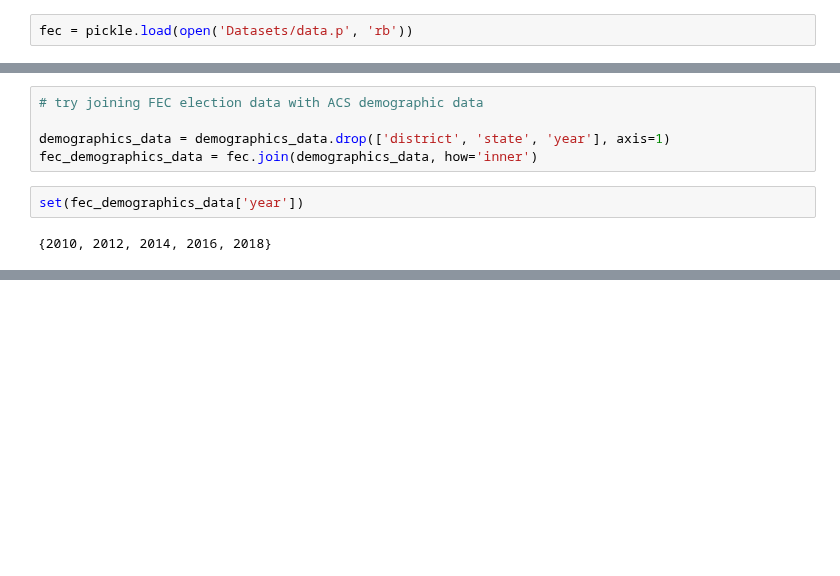
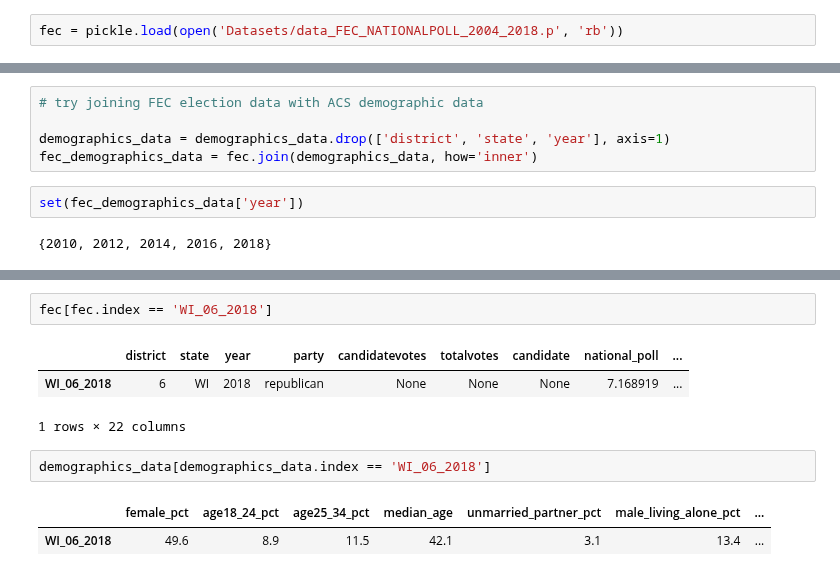
Before and after one commit to WildTangles/ac209a_project, a Jupyter notebook: ACS_Demographics_Processing.ipynb, the cells around one changed output, grey strips where cells are left out. Drawn from its saved outputs; the diff is of its cells as text; blank space fills up the shorter version.

Commit message:
cleaned datasets

```diff
--- a/ACS_Demographics_Processing.ipynb
+++ b/ACS_Demographics_Processing.ipynb
@@ -292,7 +292,7 @@ Index(['state', 'district', 'year', 'female_pct', 'age18_24_pct',
        'food_stamp_benefits_pct', 'foreign_to_native_born_ratio'],
       dtype='object')
 # %%
-fec = pickle.load(open('Datasets/data.p', 'rb'))
+fec = pickle.load(open('Datasets/data_FEC_NATIONALPOLL_2004_2018.p', 'rb'))
 # %%
 fec.index
 # %% [output]
@@ -317,3 +318,14 @@ test = pickle.load(open('Datasets/data_fec_nationalpoll_demographics.p', 'rb'))
 fec_demographics_data.shape, test.shape
 # %% [output]
 ((2118, 42), (2118, 42))
+# %%
+fec[fec.index == 'WI_06_2018']
+# %% [output]
+|  | district | state | year | party | candidatevotes | totalvotes | candidate | national_poll | ... |
+| WI_06_2018 | 6 | WI | 2018 | republican | None | None | None | 7.168919 | ... |
+1 rows × 22 columns
+# %%
+demographics_data[demographics_data.index == 'WI_06_2018']
+# %% [output]
+|  | female_pct | age18_24_pct | age25_34_pct | median_age | unmarried_partner_pct | male_living_alone_pct | ... |
+| WI_06_2018 | 49.6 | 8.9 | 11.5 | 42.1 | 3.1 | 13.4 | ... |
```
Also changed, not shown: parts of 6 cells of this notebook, 6 other files.
